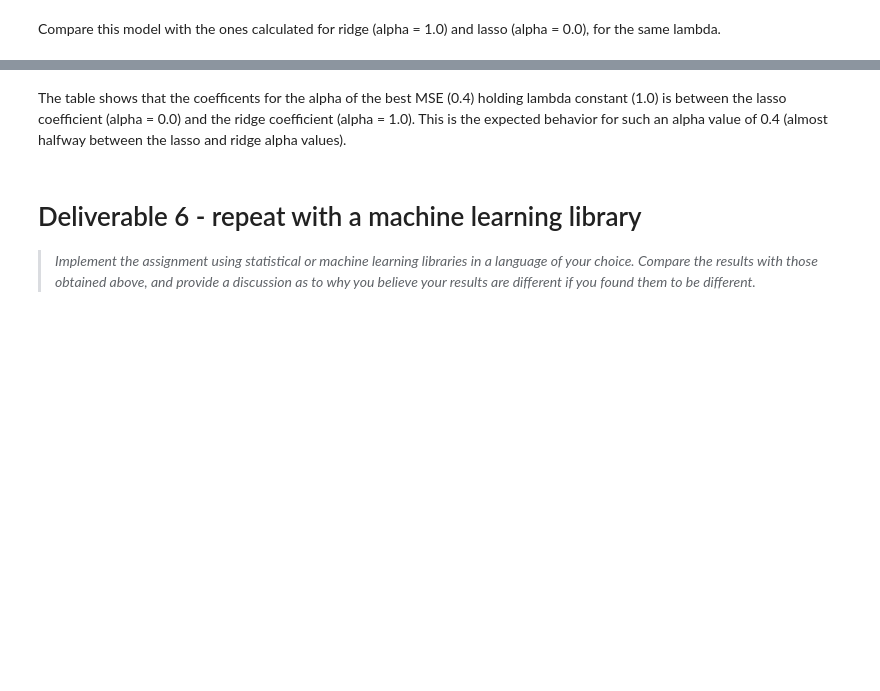
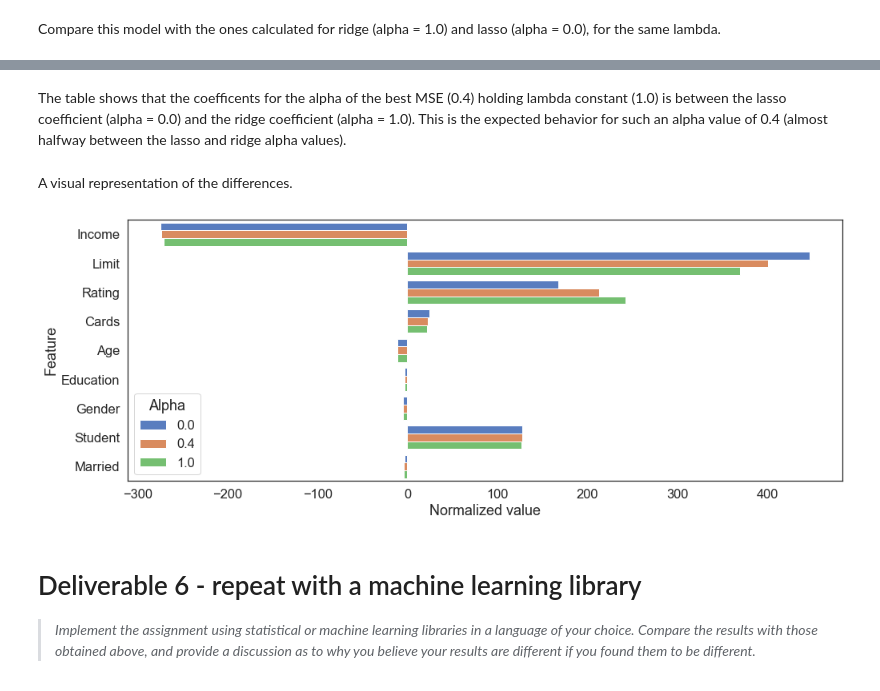
Before and after one commit to fau-masters-collected-works-cgarbin/regression-no-libraries, a Jupyter notebook: elastic_net_regression.ipynb, the cells around one changed output, grey strips where cells are left out. Drawn from its saved outputs; the diff is of its cells as text; code cells hidden in the pictures; blank space fills up the shorter version.

Commit message:
Elastic net: add graph to show differences in alpha values

```diff
--- a/elastic_net_regression.ipynb
+++ b/elastic_net_regression.ipynb
@@ -215,5 +215,17 @@ df4
-# %% [markdown]
-The table shows that the coefficents for the alpha of the best MSE (0.4) holding lambda constant (1.0) is between the lasso coefficient (alpha = 0.0) and the ridge coefficient (alpha = 1.0). This is the expected behavior for such an alpha value of 0.4 (almost halfway between the lasso and ridge alpha values).
+# %% [markdown]
+The table shows that the coefficents for the alpha of the best MSE (0.4) holding lambda constant (1.0) is between the lasso coefficient (alpha = 0.0) and the ridge coefficient (alpha = 1.0). This is the expected behavior for such an alpha value of 0.4 (almost halfway between the lasso and ridge alpha values).
+# %% [markdown]
+A visual representation of the differences.
+# %%
+# Long-format dataframe for plotting
+df_plot = df4.set_index('Alpha').stack().reset_index()
+df_plot.columns = ['Alpha', 'Feature', 'Normalized value']
+
+fig, ax = plt.subplots(figsize=(16, 6));
+sns.barplot(ax=ax, x='Normalized value', y='Feature',  data=df_plot,
+            hue='Alpha', palette='muted');
+# %% [output]
+[figure, added]
 # %% [markdown]
 # Deliverable 6 - repeat with a machine learning library
 
```
Also changed, not shown: parts of 1 cell of this notebook.
